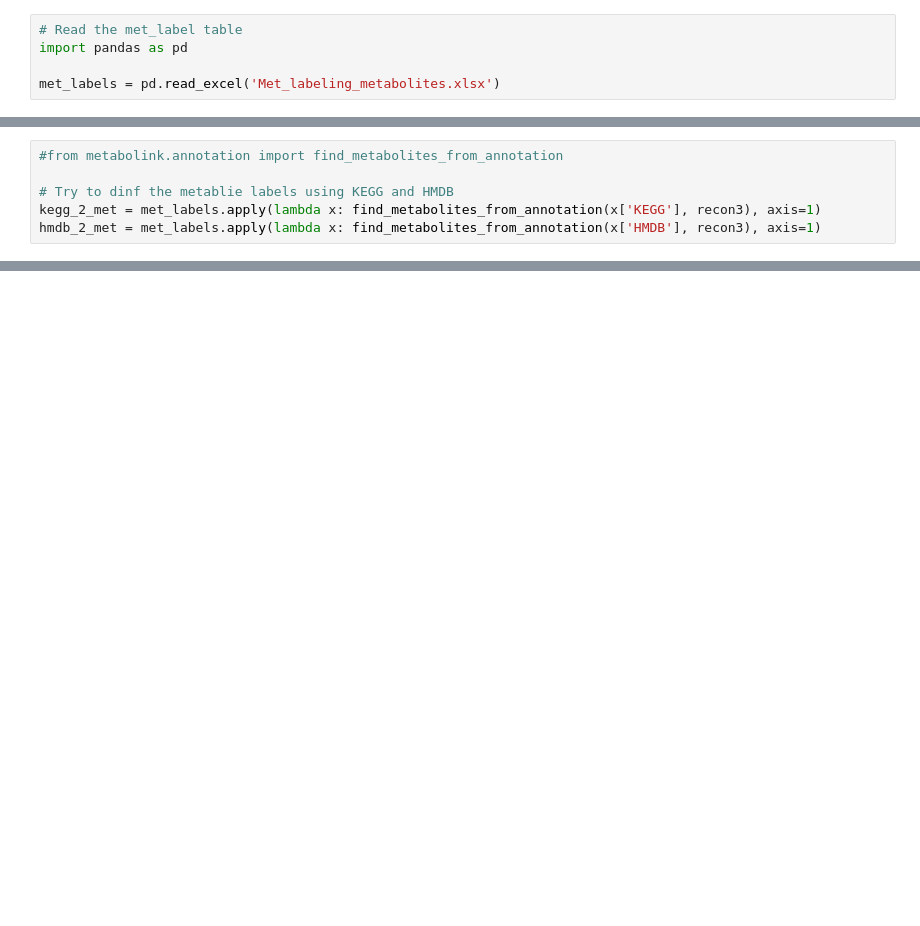
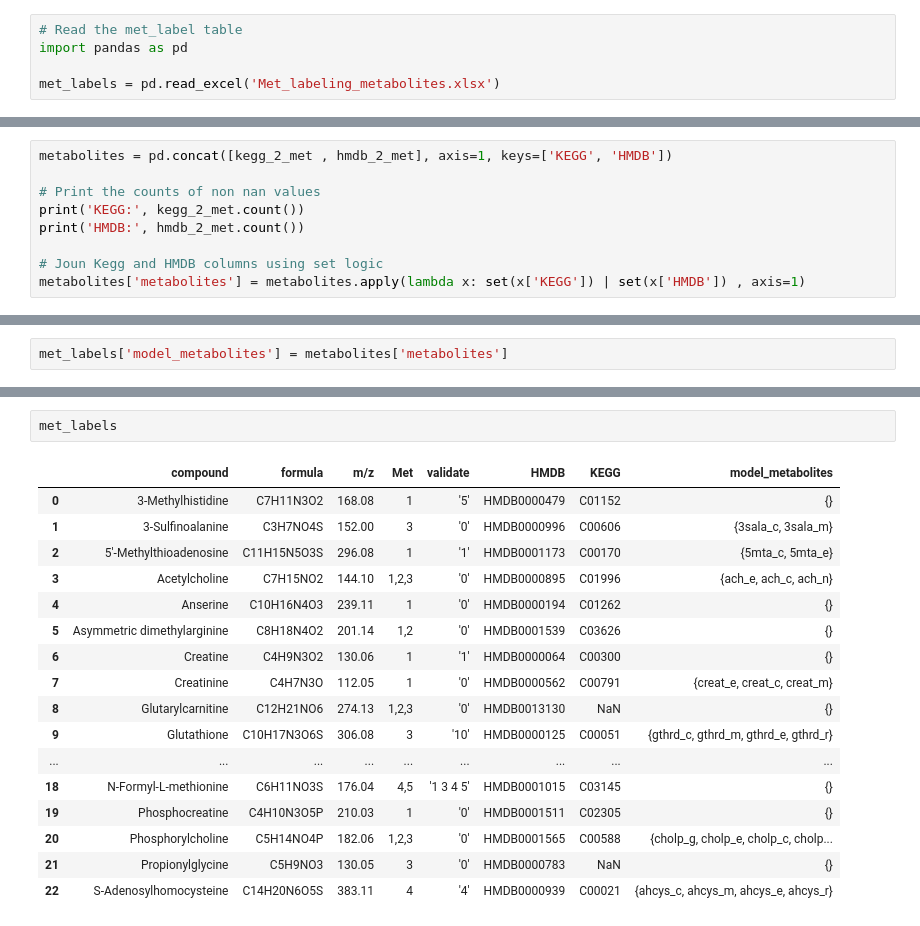
Before and after one commit to weilandtd/metabolink, a Jupyter notebook: analysis/methionine_compounds.ipynb, the cells around one changed output, grey strips where cells are left out. Drawn from its saved outputs; the diff is of its cells as text; blank space fills up the shorter version.

Commit message:
FIX: methionine compound script

```diff
--- a/analysis/methionine_compounds.ipynb
+++ b/analysis/methionine_compounds.ipynb
@@ -98,6 +113,0 @@ def find_metabolites_from_annotation(id, model):
-# %%
-#from metabolink.annotation import find_metabolites_from_annotation
-
-# Try to dinf the metablie labels using KEGG and HMDB
-kegg_2_met = met_labels.apply(lambda x: find_metabolites_from_annotation(x['KEGG'], recon3), axis=1)
-hmdb_2_met = met_labels.apply(lambda x: find_metabolites_from_annotation(x['HMDB'], recon3), axis=1)
@@ -138,0 +114,9 @@ metabolites = [m.replace('__', '_') for m in metabolites]
+# %%
+metabolites = pd.concat([kegg_2_met , hmdb_2_met], axis=1, keys=['KEGG', 'HMDB'])
+
+# Print the counts of non nan values
+print('KEGG:', kegg_2_met.count())
+print('HMDB:', hmdb_2_met.count())
+
+# Joun Kegg and HMDB columns using set logic
+metabolites['metabolites'] = metabolites.apply(lambda x: set(x['KEGG']) | set(x['HMDB']) , axis=1)
@@ -138,0 +126,2 @@ metabolites = [m.replace('__', '_') for m in metabolites]
+# %%
+met_labels['model_metabolites'] = metabolites['metabolites']
@@ -163,0 +211,20 @@ table = extract_precursor_sets(precursor_dict)
+# %%
+met_labels
+# %% [output]
+|  | compound | formula | m/z | Met | validate | HMDB | KEGG | model_metabolites |
+| 0 | 3-Methylhistidine | C7H11N3O2 | 168.08 | 1 | '5' | HMDB0000479 | C01152 | {} |
+| 1 | 3-Sulfinoalanine | C3H7NO4S | 152.00 | 3 | '0' | HMDB0000996 | C00606 | {3sala_c, 3sala_m} |
+| 2 | 5'-Methylthioadenosine | C11H15N5O3S | 296.08 | 1 | '1' | HMDB0001173 | C00170 | {5mta_c, 5mta_e} |
+| 3 | Acetylcholine | C7H15NO2 | 144.10 | 1,2,3 | '0' | HMDB0000895 | C01996 | {ach_e, ach_c, ach_n} |
+| 4 | Anserine | C10H16N4O3 | 239.11 | 1 | '0' | HMDB0000194 | C01262 | {} |
+| 5 | Asymmetric dimethylarginine | C8H18N4O2 | 201.14 | 1,2 | '0' | HMDB0001539 | C03626 | {} |
+| 6 | Creatine | C4H9N3O2 | 130.06 | 1 | '1' | HMDB0000064 | C00300 | {} |
+| 7 | Creatinine | C4H7N3O | 112.05 | 1 | '0' | HMDB0000562 | C00791 | {creat_e, creat_c, creat_m} |
+| 8 | Glutarylcarnitine | C12H21NO6 | 274.13 | 1,2,3 | '0' | HMDB0013130 | NaN | {} |
+| 9 | Glutathione | C10H17N3O6S | 306.08 | 3 | '10' | HMDB0000125 | C00051 | {gthrd_c, gthrd_m, gthrd_e, gthrd_r} |
+| ... | ... | ... | ... | ... | ... | ... | ... | ... |
+| 18 | N-Formyl-L-methionine | C6H11NO3S | 176.04 | 4,5 | '1 3 4 5' | HMDB0001015 | C03145 | {} |
+| 19 | Phosphocreatine | C4H10N3O5P | 210.03 | 1 | '0' | HMDB0001511 | C02305 | {} |
+| 20 | Phosphorylcholine | C5H14NO4P | 182.06 | 1,2,3 | '0' | HMDB0001565 | C00588 | {cholp_g, cholp_e, cholp_c, cholp... |
+| 21 | Propionylglycine | C5H9NO3 | 130.05 | 3 | '0' | HMDB0000783 | NaN | {} |
+| 22 | S-Adenosylhomocysteine | C14H20N6O5S | 383.11 | 4 | '4' | HMDB0000939 | C00021 | {ahcys_c, ahcys_m, ahcys_e, ahcys_r} |
```
Also changed, not shown: parts of 11 cells of this notebook.
